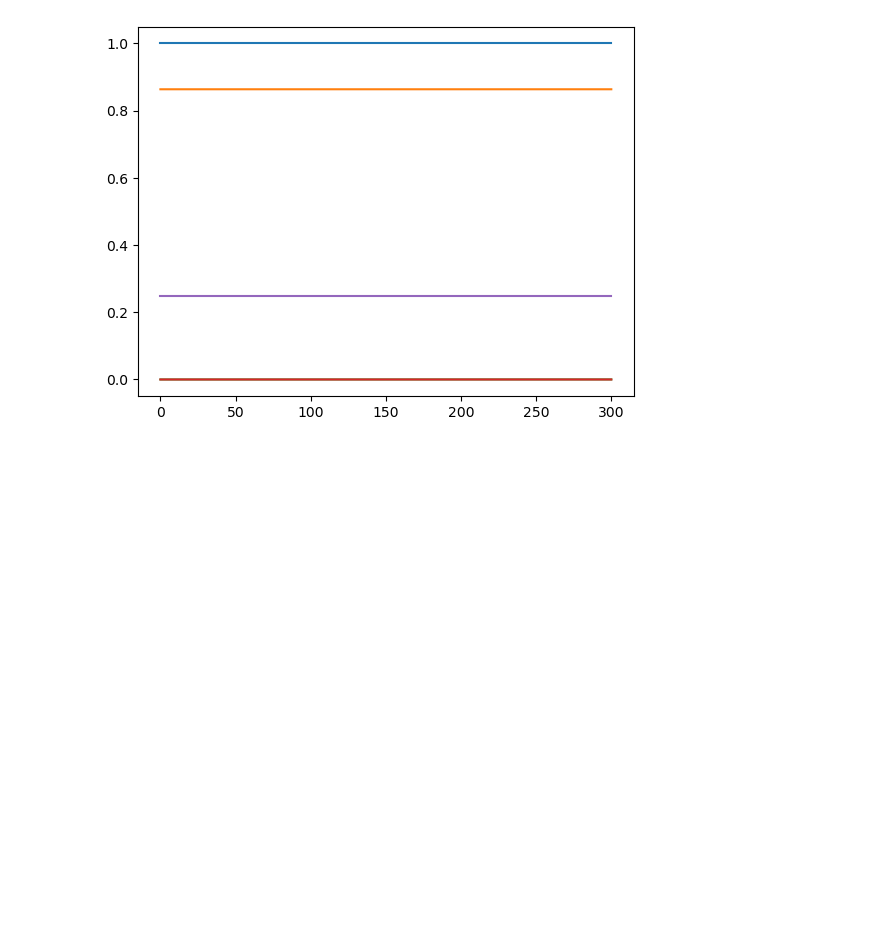
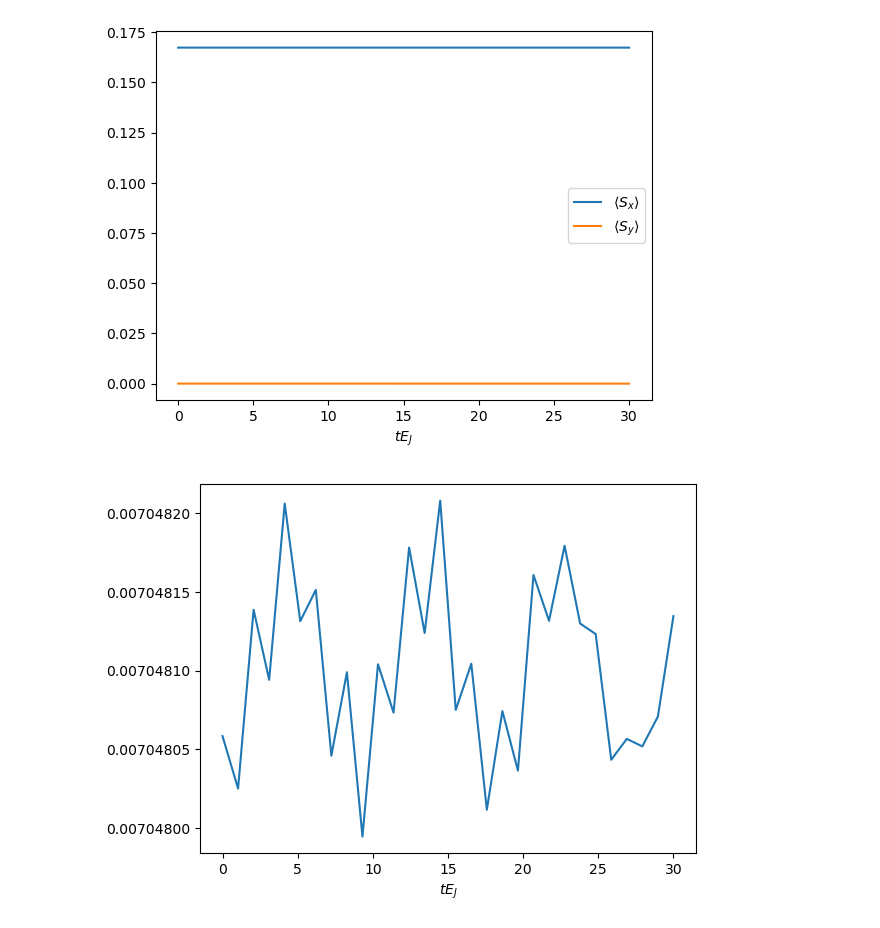
Before and after one commit to j-curtis/QMC_XY_rotor, a Jupyter notebook: testing.ipynb, the cells around one changed output. Cells and saved outputs as stored; diff of their text form; code cells hidden in the pictures; blank space fills up the shorter version.

Commit message:
Plotting and testing still.

```diff
--- a/testing.ipynb
+++ b/testing.ipynb
@@ -21,5 +21,9 @@ wfs = np.zeros((3,Lx,Ly,nEj))
 Lx = 4
 Ly = 4
 
-Ec = 2.*np.ones((Lx,Ly)) + 0.05*sit.rng.random((Lx,Ly))
+Ec = 3.75*np.ones((Lx,Ly)) + 0.5*sit.rng.random((Lx,Ly))
 Ej = 1.
+
+plt.imshow(Ec,origin='lower',cmap='coolwarm',norm=mclr.Normalize(3.75,4.25))
+plt.colorbar()
+plt.show()
@@ -26,15 +32,22 @@ Ej = 1.
 # %%
-nts = 100
-times = np.linspace(0.,300.,nts)
+nts = 30
+times = np.linspace(0.,30.,nts)
 # %%
 wf_vs_t = sit.solve_eom_from_GS(Lx,Ly,Ec,Ej,times)
 # %%
 m_vs_t = sit.magnetization(wf_vs_t)
 c2_vs_t = sit.charge_squared(wf_vs_t)
 # %%
-for i in range(4):
-    plt.plot(times,m_vs_t[i,0,0,:])
+labels = [r'$\langle 1\rangle$', r'$\langle S_x\rangle$',  r'$\langle S_y\rangle$', r'$\langle S_z\rangle$']
+
+for i in range(1,3):
+    plt.plot(times,m_vs_t[i,0,0,:],label=labels[i])
+plt.xlabel(r'$t E_J$')
+plt.legend()
+plt.show()
 plt.plot(times,c2_vs_t[0,0,:])
+plt.xlabel(r'$tE_J$')
 plt.show()
 # %% [output]
-[figure, old version]
+[figure, new version]
+[figure, added]
```
Also changed, not shown: parts of 1 cell of this notebook.
